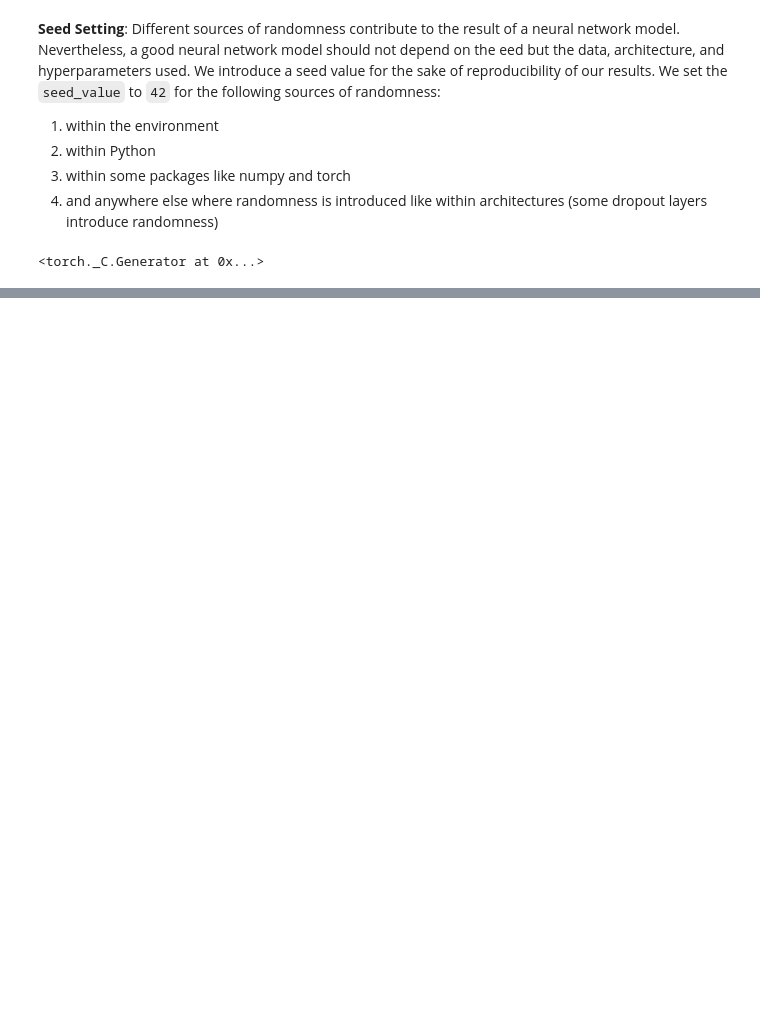
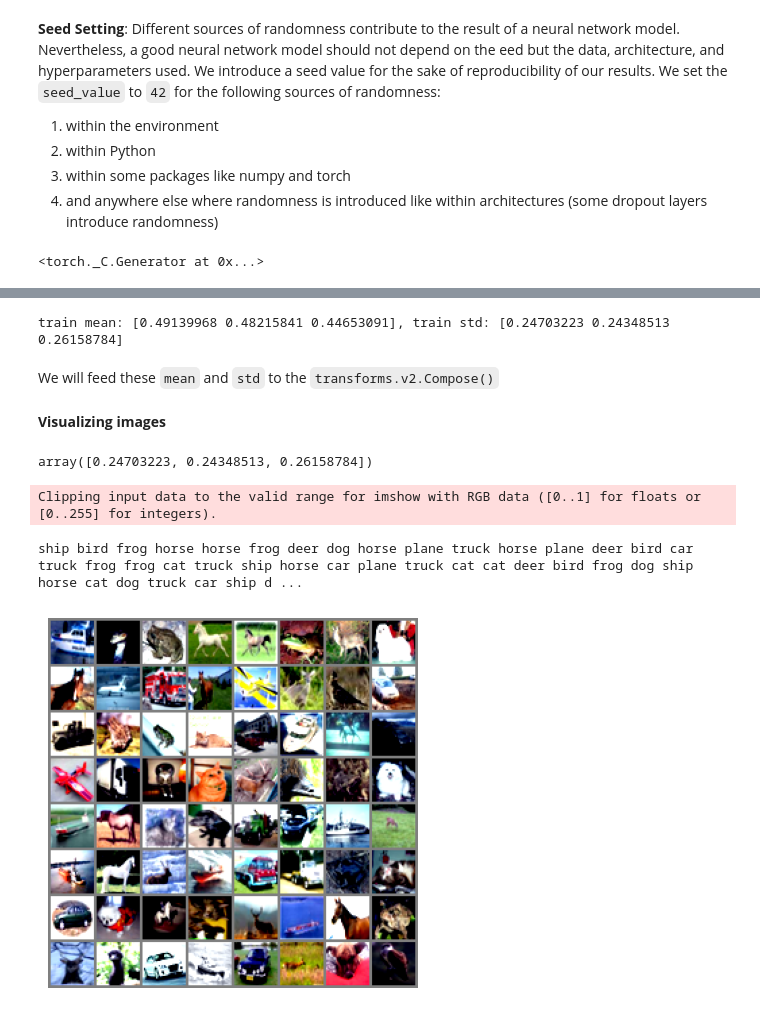
Before and after one commit to chriscamano/871_project, a Jupyter notebook: experiments/vgg16.ipynb, the cells around one changed output, grey strips where cells are left out. Cells and saved outputs as stored; diff of their text form; code cells hidden in the pictures; blank space fills up the shorter version.

Commit message:
VGG16 added loading and transforming CIFAR-10, define a VGG16,loss function,optimizer

```diff
--- a/experiments/vgg16.ipynb
+++ b/experiments/vgg16.ipynb
@@ -83,0 +89,58 @@ Dataset CIFAR10
+# %%
+# print(train.data) #train.data is of type numpy array
+# normalize train.data by dividing the array by 255. This will normalize all of the pixel values in the array between 0 and 1.
+# 255 is the max value for a pixel in a typical image.
+normalized_train = train.data / 255
+mean = normalized_train.mean(axis = (0,1,2))
+std = normalized_train.std(axis = (0,1,2))
+print(f"train mean: {mean}, train std: {std}")
+# %% [output]
+train mean: [0.49139968 0.48215841 0.44653091], train std: [0.24703223 0.24348513 0.26158784]
+# %% [markdown]
+We will feed these `mean` and `std` to the `transforms.v2.Compose()`
+# %%
+transform = transforms.v2.Compose([transforms.ToTensor(), transforms.Normalize(mean, std)])
+
+# reload our train and test sets with transformation
+train = torchvision.datasets.CIFAR10("data/", train=True, download=False, transform=transform)
+test = torchvision.datasets.CIFAR10("data/", train=True, download=False, transform=transform)
+
+# size of the validation set
+val_size = 10000
+
+# size of the train set
+train_size = len(train) - val_size
+
+# split the train into a train and a validation set, in accordance to the determined train and val sizes
+train, val = random_split(train, [train_size, val_size])
+
+# load the train, test, and val to our dataloader
+train_loader = DataLoader(train, batch_size=BATCH_SIZE, shuffle=True)
+val_loader = DataLoader(val, batch_size=BATCH_SIZE, shuffle=False)
+
+classes = ('plane', 'car', 'bird', 'cat', 'deer', 'dog', 'frog', 'horse', 'ship', 'truck')
+# %% [markdown]
+**Visualizing images**
+# %%
+std
+# %% [output]
+array([0.24703223, 0.24348513, 0.26158784])
+# %%
+def imshow(img):
+    img_np = img.numpy()
+    img_np = img_np / 2 + 0.5 # unnormalize image
+    plt.axis('off')
+    plt.imshow(np.transpose(img_np, (1,2,0)))
+    plt.show
+# %%
+dataiter = iter(train_loader)
+images, labels = next(dataiter)
+
+# show images
+imshow(make_grid(images))
+# print labels
+print(' '.join(f'{classes[labels[j]]}' for j in range(BATCH_SIZE)))
+# %% [output]
+Clipping input data to the valid range for imshow with RGB data ([0..1] for floats or [0..255] for integers).
+ship bird frog horse horse frog deer dog horse plane truck horse plane deer bird car truck frog frog cat truck ship horse car plane truck cat cat deer bird frog dog ship horse cat dog truck car ship d ...
+[figure, added]
```
Also changed, not shown: parts of 18 cells of this notebook.
